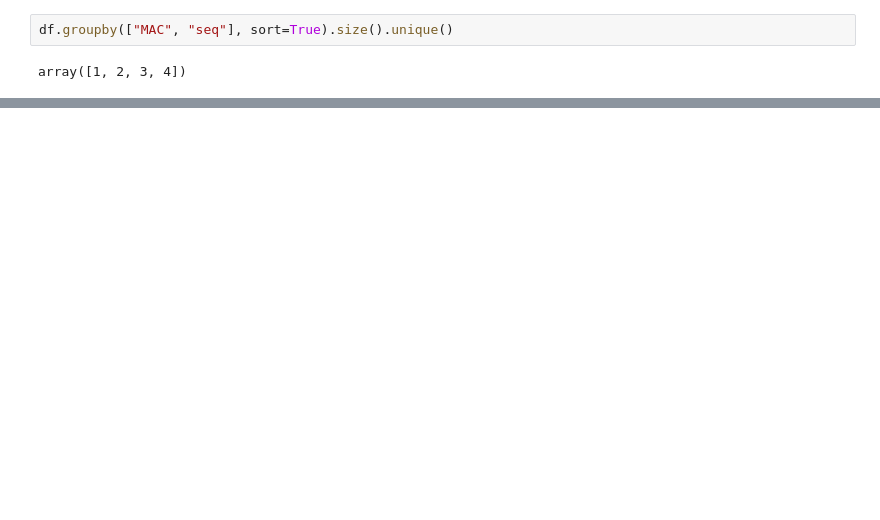
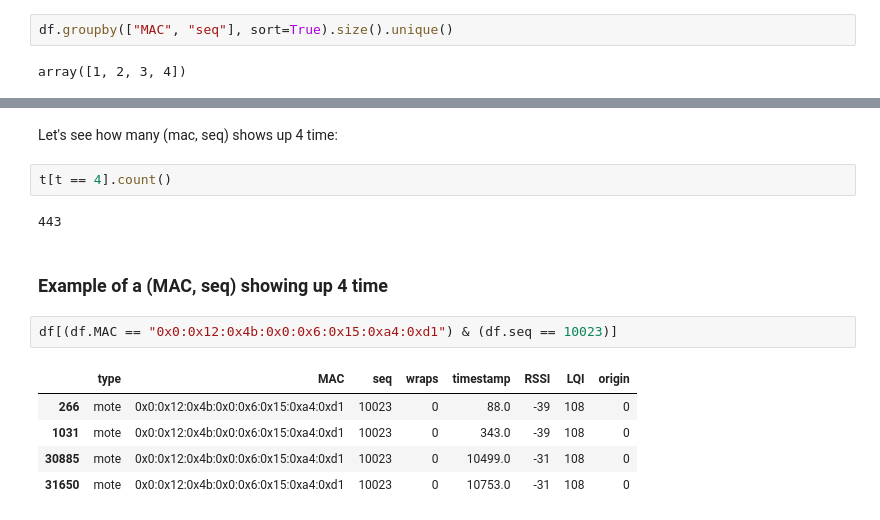
Before and after one commit to openwsn-berkeley/connectivity, a Jupyter notebook: Analysis.ipynb, the cells around one changed output, grey strips where cells are left out. Cells and saved outputs as stored; diff of their text form; blank space fills up the shorter version.

```diff
--- a/Analysis.ipynb
+++ b/Analysis.ipynb
@@ -99,0 +114,16 @@ df.groupby(["MAC", "seq"], sort=True).size().hist()
+# %% [markdown]
+Let's see how many (mac, seq) shows up 4 time:
+# %%
+t[t == 4].count()
+# %% [output]
+443
+# %% [markdown]
+### Example of a (MAC, seq) showing up 4 time
+# %%
+df[(df.MAC == "0x0:0x12:0x4b:0x0:0x6:0x15:0xa4:0xd1") & (df.seq == 10023)]
+# %% [output]
+|  | type | MAC | seq | wraps | timestamp | RSSI | LQI | origin |
+| 266 | mote | 0x0:0x12:0x4b:0x0:0x6:0x15:0xa4:0xd1 | 10023 | 0 | 88.0 | -39 | 108 | 0 |
+| 1031 | mote | 0x0:0x12:0x4b:0x0:0x6:0x15:0xa4:0xd1 | 10023 | 0 | 343.0 | -39 | 108 | 0 |
+| 30885 | mote | 0x0:0x12:0x4b:0x0:0x6:0x15:0xa4:0xd1 | 10023 | 0 | 10499.0 | -31 | 108 | 0 |
+| 31650 | mote | 0x0:0x12:0x4b:0x0:0x6:0x15:0xa4:0xd1 | 10023 | 0 | 10753.0 | -31 | 108 | 0 |
```
Also changed, not shown: parts of 8 cells of this notebook.
